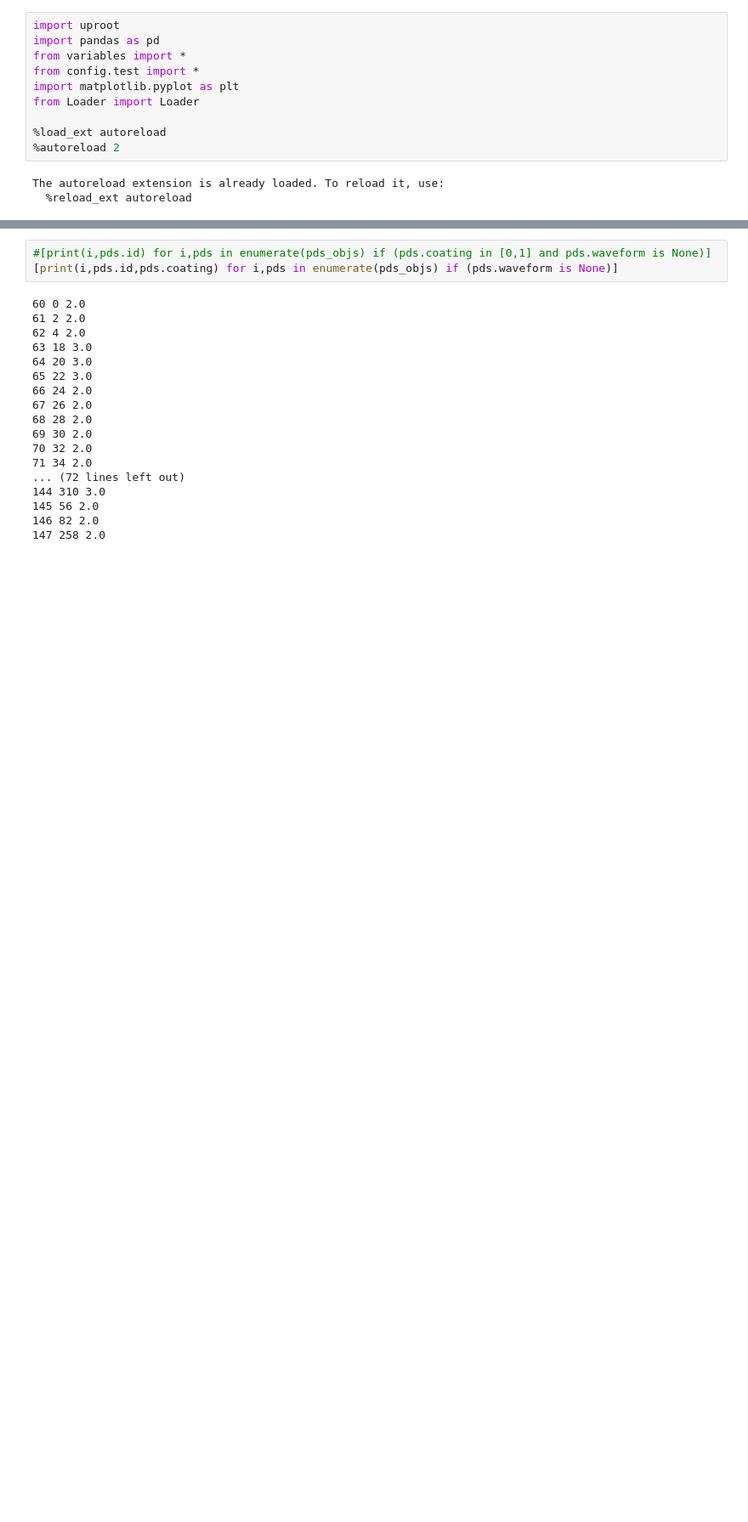
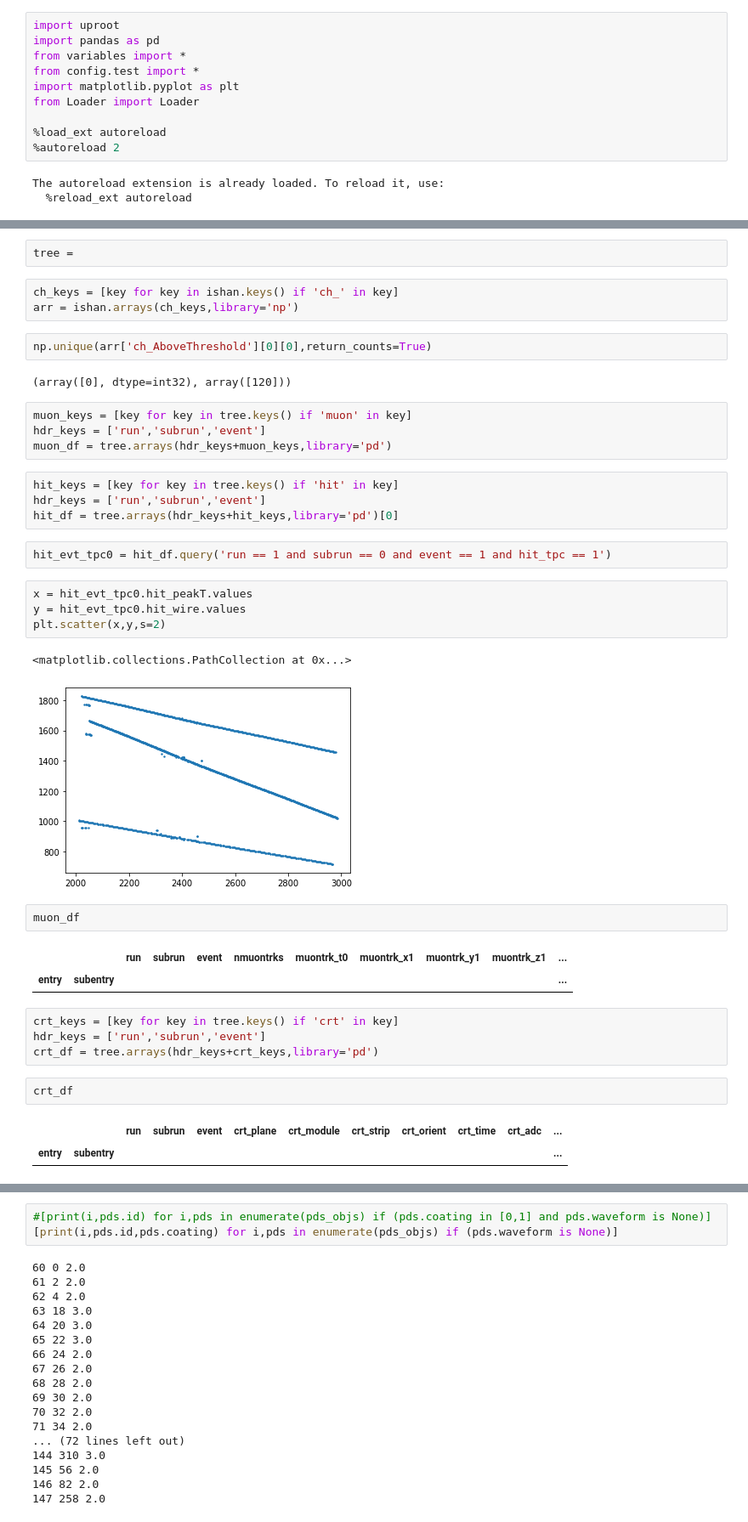
Before and after one commit to bear-is-asleep/PAD2, a Jupyter notebook: testing.ipynb, the cells around one changed output, grey strips where cells are left out. Shown at 85% size. Saved outputs shown, nothing was run; the diff lists cells and outputs as text; blank space fills up the shorter version.

```diff
--- a/testing.ipynb
+++ b/testing.ipynb
@@ -14,3 +31,43 @@ The autoreload extension is already loaded. To reload it, use:
+# %%
+tree =
+# %%
+ch_keys = [key for key in ishan.keys() if 'ch_' in key]
+arr = ishan.arrays(ch_keys,library='np')
+# %%
+np.unique(arr['ch_AboveThreshold'][0][0],return_counts=True)
+# %% [output]
+(array([0], dtype=int32), array([120]))
+# %%
+muon_keys = [key for key in tree.keys() if 'muon' in key]
+hdr_keys = ['run','subrun','event']
+muon_df = tree.arrays(hdr_keys+muon_keys,library='pd')
+# %%
+hit_keys = [key for key in tree.keys() if 'hit' in key]
+hdr_keys = ['run','subrun','event']
+hit_df = tree.arrays(hdr_keys+hit_keys,library='pd')[0]
+# %%
+hit_evt_tpc0 = hit_df.query('run == 1 and subrun == 0 and event == 1 and hit_tpc == 1')
+# %%
+x = hit_evt_tpc0.hit_peakT.values
+y = hit_evt_tpc0.hit_wire.values
+plt.scatter(x,y,s=2)
+# %% [output]
+<matplotlib.collections.PathCollection at 0x...>
+[figure, added]
+# %%
+muon_df
+# %% [output]
+|  |  | run | subrun | event | nmuontrks | muontrk_t0 | muontrk_x1 | muontrk_y1 | muontrk_z1 | ... |
+| entry | subentry |  |  |  |  |  |  |  |  | ... |
+# %%
+crt_keys = [key for key in tree.keys() if 'crt' in key]
+hdr_keys = ['run','subrun','event']
+crt_df = tree.arrays(hdr_keys+crt_keys,library='pd')
+# %%
+crt_df
+# %% [output]
+|  |  | run | subrun | event | crt_plane | crt_module | crt_strip | crt_orient | crt_time | crt_adc | ... |
+| entry | subentry |  |  |  |  |  |  |  |  |  | ... |
 # %%
 l = Loader(DATA_DIR,PAD_DIR,HDUMP_NAME,WFM_NAME)
 # %% [output]
```
Also changed, not shown: parts of 11 cells of this notebook, 4 other files.
